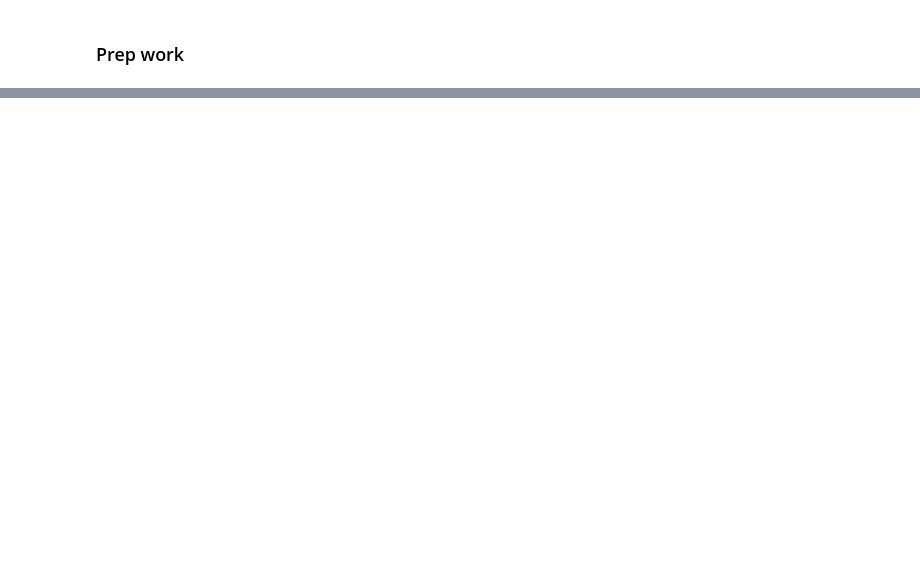
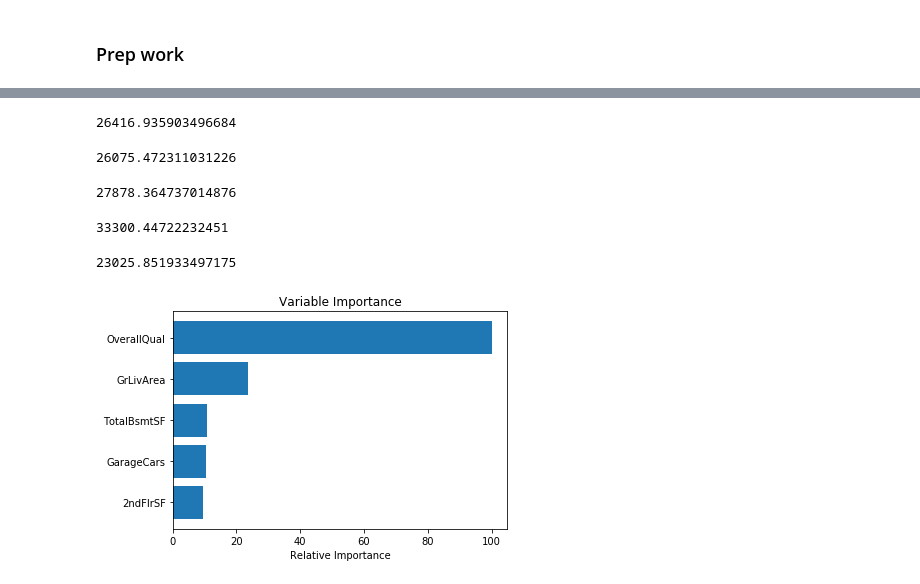
Before and after one commit to Phoebe0222/MLSA-workshops-2020-student, a Jupyter notebook: supervised-learning/workshop-SL02-Regression.ipynb, the cells around one changed output, grey strips where cells are left out. Cells and saved outputs as stored; diff of their text form; code cells hidden in the pictures; blank space fills up the shorter version.

```diff
--- a/supervised-learning/workshop-SL02-Regression.ipynb
+++ b/supervised-learning/workshop-SL02-Regression.ipynb
@@ -37,0 +338,70 @@ Apart from single output regression, there is a more difficult regression proble
+# %%
+from sklearn.ensemble import BaggingRegressor
+bag = BaggingRegressor() # default estimator is tree
+bag.fit(X_train,Y_train)
+# predict on test data
+Y_bag = bag.predict(X_test)
+# accuracy
+rmse = math.sqrt(mean_squared_error(Y_test, Y_bag))
+print(rmse)
+# %% [output]
+26416.935903496684
+# %%
+from sklearn.ensemble import RandomForestRegressor
+rf = RandomForestRegressor()
+rf.fit(X_train,Y_train)
+# predict on test data
+Y_rf = rf.predict(X_test)
+# accuracy
+rmse = math.sqrt(mean_squared_error(Y_test, Y_rf))
+print(rmse)
+# %% [output]
+26075.472311031226
+# %%
+from sklearn.ensemble import ExtraTreesRegressor
+et = ExtraTreesRegressor()
+et.fit(X_train,Y_train)
+# predict on test data
+Y_et = et.predict(X_test)
+# accuracy
+rmse = math.sqrt(mean_squared_error(Y_test, Y_et))
+print(rmse)
+# %% [output]
+27878.364737014876
+# %%
+from sklearn.ensemble import AdaBoostRegressor
+ab = AdaBoostRegressor() # default estimator is tree
+ab.fit(X_train,Y_train)
+# predict on test data
+Y_ab = ab.predict(X_test)
+# accuracy
+rmse = math.sqrt(mean_squared_error(Y_test, Y_ab))
+print(rmse)
+# %% [output]
+33300.44722232451
+# %%
+from sklearn.ensemble import GradientBoostingRegressor
+gb = GradientBoostingRegressor() # default estimator is tree
+gb.fit(X_train,Y_train)
+# predict on test data
+Y_gb = gb.predict(X_test)
+# accuracy
+rmse = math.sqrt(mean_squared_error(Y_test, Y_gb))
+print(rmse)
+# %% [output]
+23025.851933497175
+# %%
+# Plot feature importance
+feature_importance = gb.feature_importances_
+# make importances relative to max importance
+feature_importance = 100.0 * (feature_importance / feature_importance.max())
+sorted_idx = np.argsort(feature_importance)[75:80] # 5 largest importance
+pos = np.arange(sorted_idx.shape[0]) + 1
+
+plt.barh(pos, feature_importance[sorted_idx], align='center')
+plt.yticks(pos, X_train.columns[sorted_idx])
+plt.xlabel('Relative Importance')
+plt.title('Variable Importance')
+plt.show()
+# %% [output]
+[figure, added]
```
Also changed, not shown: parts of 42 cells of this notebook, 2 other files.
